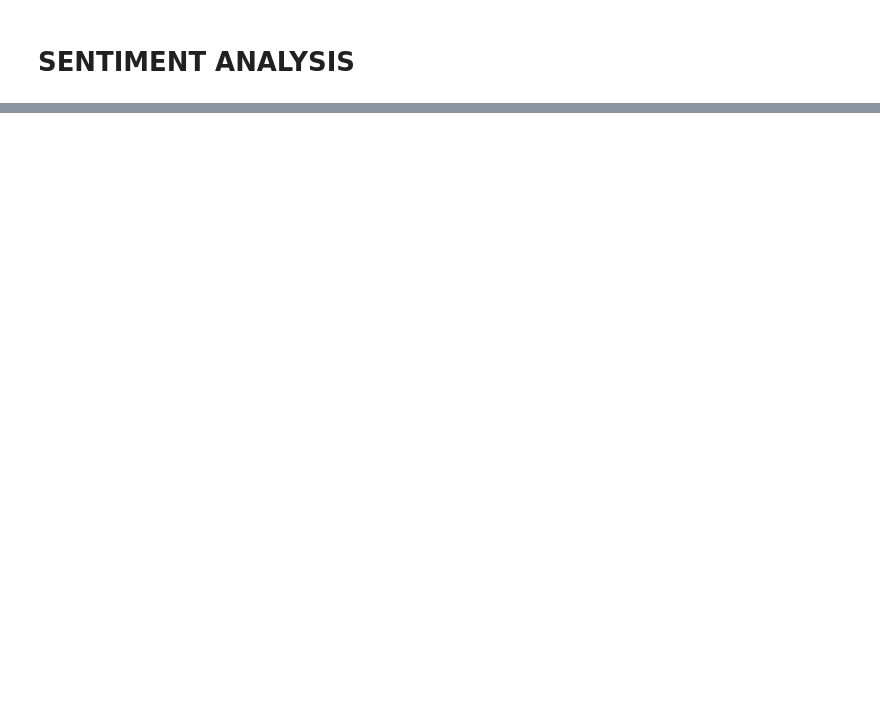
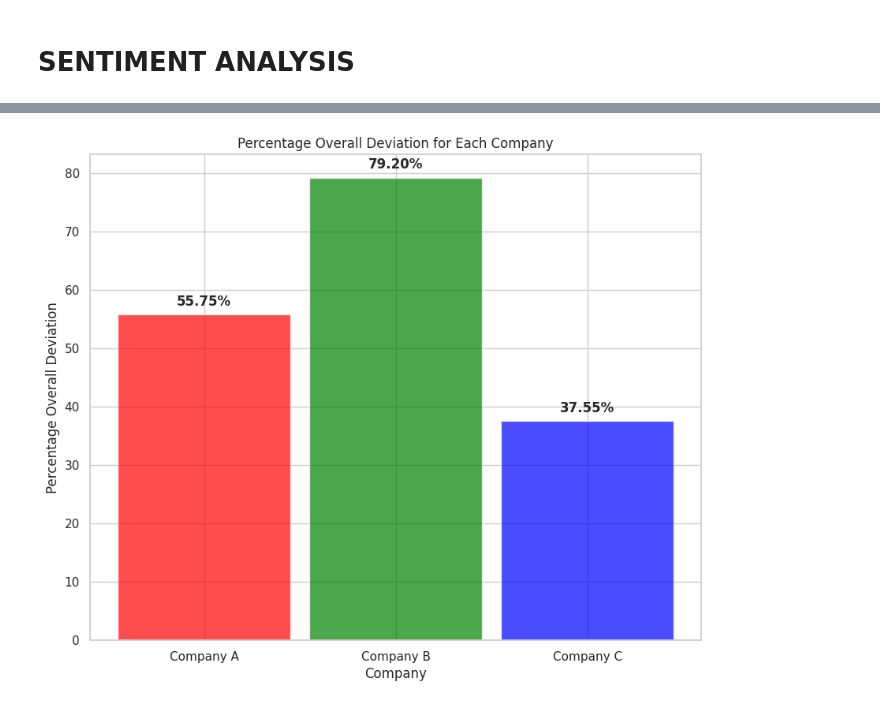
Before and after one commit to arifaygun/CustomerEye, a Jupyter notebook: Company_Reviews(Master2).ipynb, the cells around one changed output, grey strips where cells are left out. Cells and saved outputs as stored; diff of their text form; code cells hidden in the pictures; blank space fills up the shorter version.

```diff
--- a/Company_Reviews(Master2).ipynb
+++ b/Company_Reviews(Master2).ipynb
@@ -572,0 +652,42 @@ df3.head().T
+# %%
+def calculate_percentage_deviation(df, company_label):
+    total_deviations = df[f'Rating_Difference_{company_label}'].abs().sum()
+    total_datapoints = len(df)
+    percentage_deviation = (total_deviations / total_datapoints) * 100
+
+    return percentage_deviation
+
+# Lists to store data for visualization
+labels = []
+percentage_deviations = []
+
+# Apply the function for each DataFrame
+for i, df in enumerate([df1, df2, df3], start=1):
+    company_label = chr(ord('A') + i - 1)
+    percentage_deviation = calculate_percentage_deviation(df, company_label)
+
+    labels.append(f'Company {company_label}')
+    percentage_deviations.append(percentage_deviation)
+
+# Visualization
+plt.figure(figsize=(10, 8))
+
+bar_width = 0.9
+index = np.arange(len(labels))
+
+colors = ['red', 'green', 'blue']  # Add more colors as needed
+
+plt.bar(index, percentage_deviations, color=colors, alpha=0.7, width=bar_width, align='center')
+
+plt.xlabel('Company')
+plt.ylabel('Percentage Overall Deviation')
+plt.title('Percentage Overall Deviation for Each Company')
+
+# Adding labels to each bar
+for i, value in enumerate(percentage_deviations):
+    plt.text(index[i], value + 1, f'{value:.2f}%', ha='center', va='bottom', fontweight='bold')
+
+plt.xticks(index, labels)
+plt.show()
+# %% [output]
+[figure, added]
```
Also changed, not shown: parts of 15 cells of this notebook.
